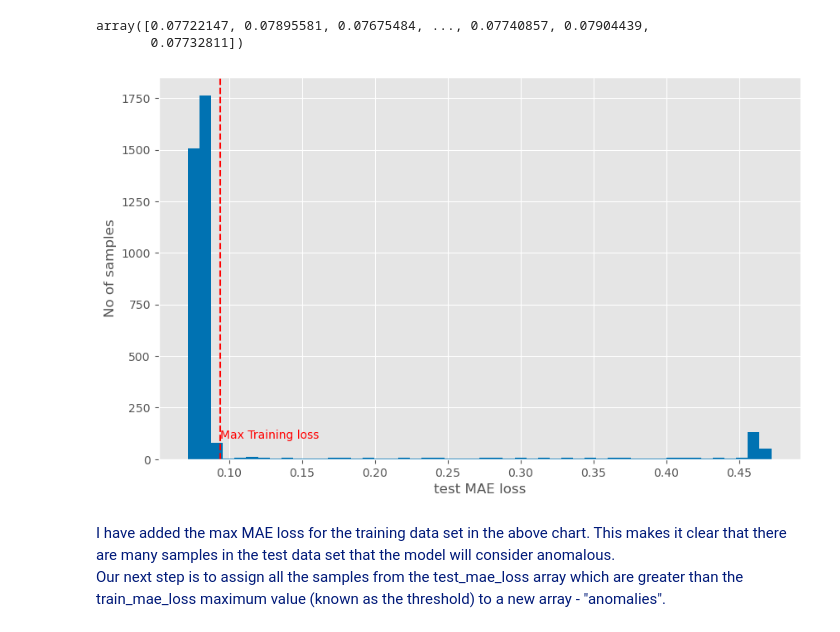
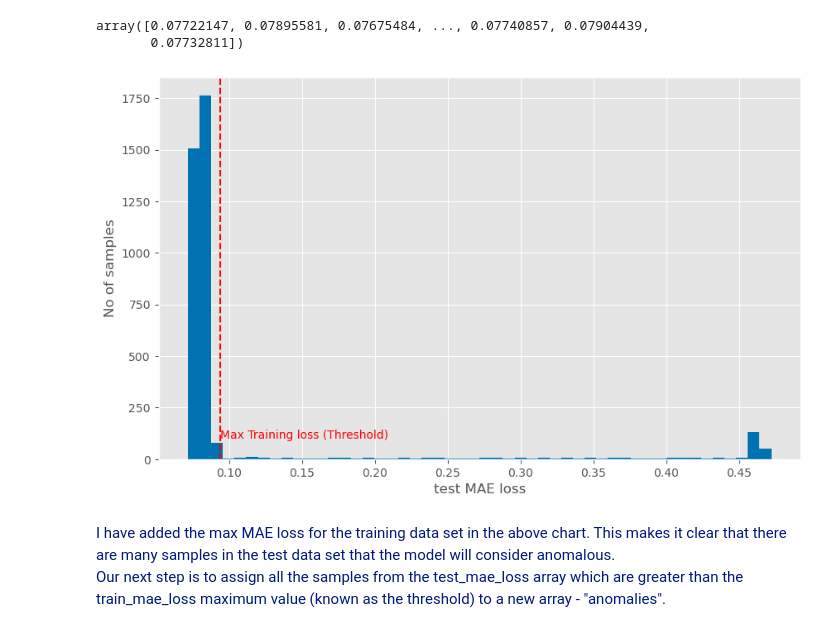
Before and after one commit to Sam-Tracey/ML-Stats-Assessment, a Jupyter notebook: anomaly-detection.ipynb, the cells around one changed output. Saved outputs shown, nothing was run; the diff lists cells and outputs as text; code cells hidden in the pictures.

```diff
--- a/anomaly-detection.ipynb
+++ b/anomaly-detection.ipynb
@@ -1272,23 +1272,23 @@ array([0.07722147, 0.07895581, 0.07675484, ..., 0.07740857, 0.07904439,
 # %%
 # Create a figure and axis.
 fig, ax = plt.subplots(figsize=(10, 6))
 
 # Plot the histogram of MAE loss for predictions on test data.
 ax.hist(test_mae_loss, bins=50)
 
 # Set the x-axis label.
 ax.set_xlabel("test MAE loss")
 
 # Set the y-axis label.
 ax.set_ylabel("No of samples")
 
 # Add a vertical dashed line at the maximum loss value of the train_mae_loss array
 ax.axvline(x=train_mae_loss.max(), color="red", linestyle="--")
 
 # Add a text label at the maximum loss value.
-ax.text(x=train_mae_loss.max(), y=100, s="Max Training loss", color="red");
+ax.text(x=train_mae_loss.max(), y=100, s="Max Training loss (Threshold)", color="red");
 # %% [output]
-[figure, old version]
+[figure, new version]
 # %% [markdown]
 <p style="color: #001a79;">I have added the max MAE loss for the training data set in the above chart. This makes it clear that there are many samples in the test data set that the model will consider anomalous.<br>
 Our next step is to assign all the samples from the test_mae_loss array which are greater than the train_mae_loss maximum value (known as the threshold) to a new array - "anomalies".  </p>
```
Also changed, not shown: parts of 5 cells of this notebook.
